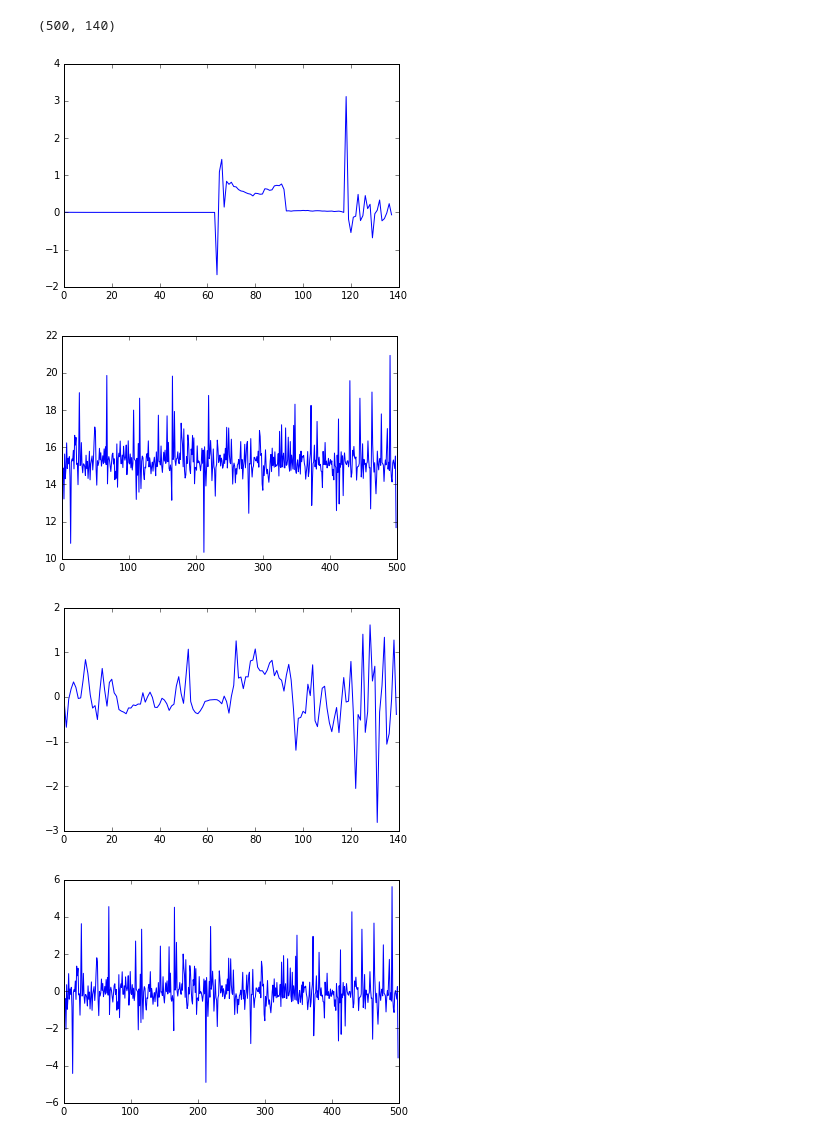
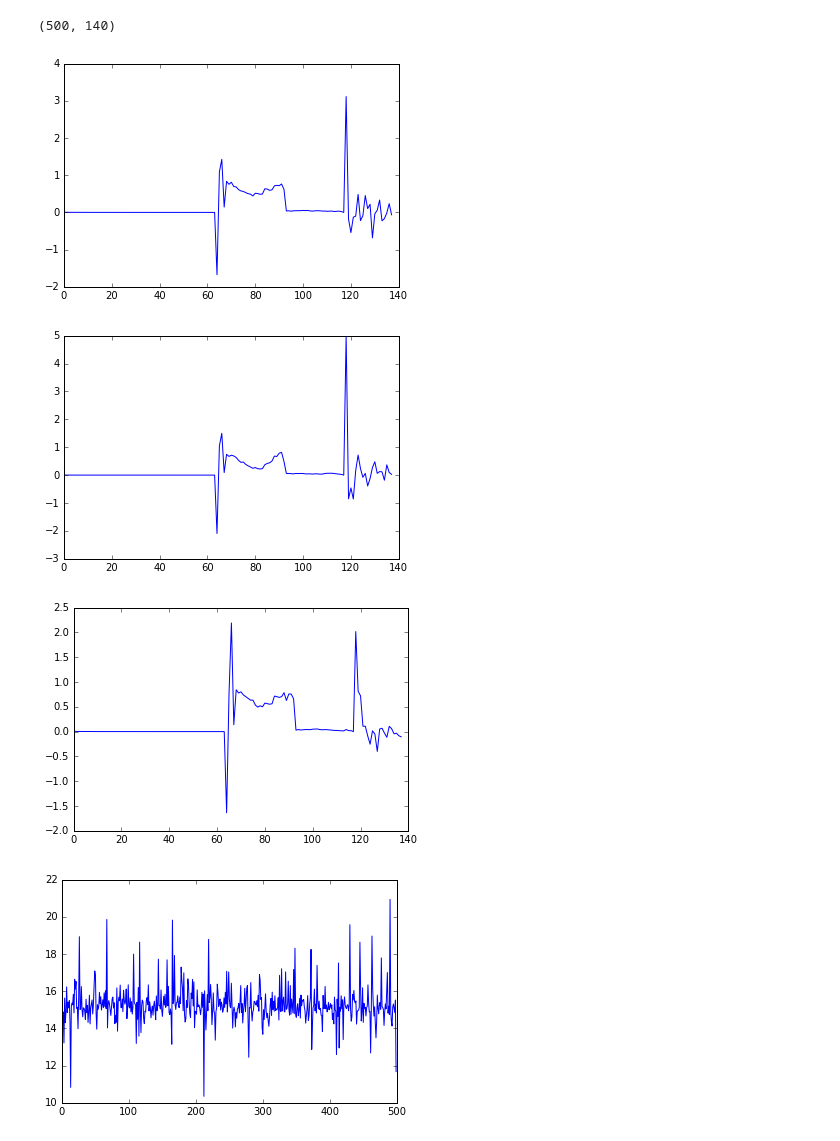
Before and after one commit to SoundSourceAnalyzer/GenreRecognitionTensorFlow, a Jupyter notebook: genrerecognition3.ipynb, the cells around one changed output. Saved outputs shown, nothing was run; the diff lists cells and outputs as text; code cells hidden in the pictures.

```diff
--- a/genrerecognition3.ipynb
+++ b/genrerecognition3.ipynb
@@ -23,6 +23,7 @@ with open('data/gztan.pickle', 'rb') as f:
     train_dataset_y = save['train_dataset_y']
     test_dataset_xs = save['test_dataset_xs']
     test_dataset_y = save['test_dataset_y']
+    mappings = save['mappings']
     del save  # gc
 
 def oneHotEncoder(pos, max):
@@ -47,24 +48,36 @@ print(train_dataset.shape)
 # %%
 %matplotlib inline
 
 plt.plot(train_dataset[0,2:])
 plt.show()
 
+plt.plot(train_dataset[100,2:])
+plt.show()
+
+plt.plot(train_dataset[200,2:])
+plt.show()
+
 plt.plot(train_dataset[:,0])
+plt.show()
+
+plt.plot(train_dataset[:,100])
+plt.show()
+
+plt.plot(train_dataset[:,120])
 plt.show()
 
 mu = train_dataset.mean(axis=0)
 sigma = train_dataset.std(axis=0)
 train_dataset_scaled = (train_dataset - mu) / sigma
 test_dataset_scaled = (test_dataset - mu) / sigma
 
 plt.plot(train_dataset_scaled[0,:])
 plt.show()
 
 plt.plot(train_dataset_scaled[:,0])
 plt.show()
 # %% [output]
 [figure]
-[figure, old version]
+[figure, new version]
-[figure, old version]
+[figure, new version]
-[figure, old version]
+[figure, new version]
```
Also changed, not shown: parts of 5 cells of this notebook, 1 other file.
